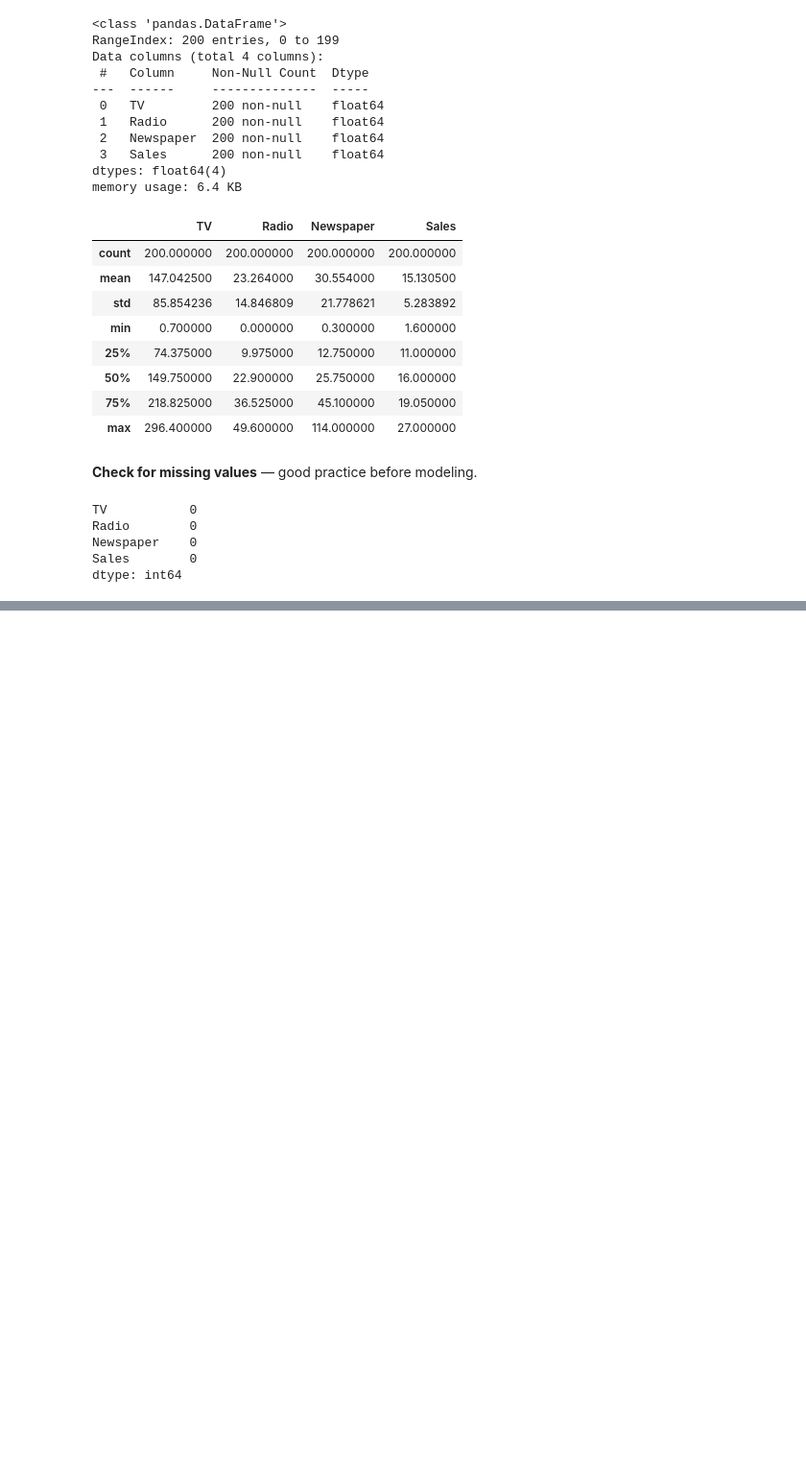
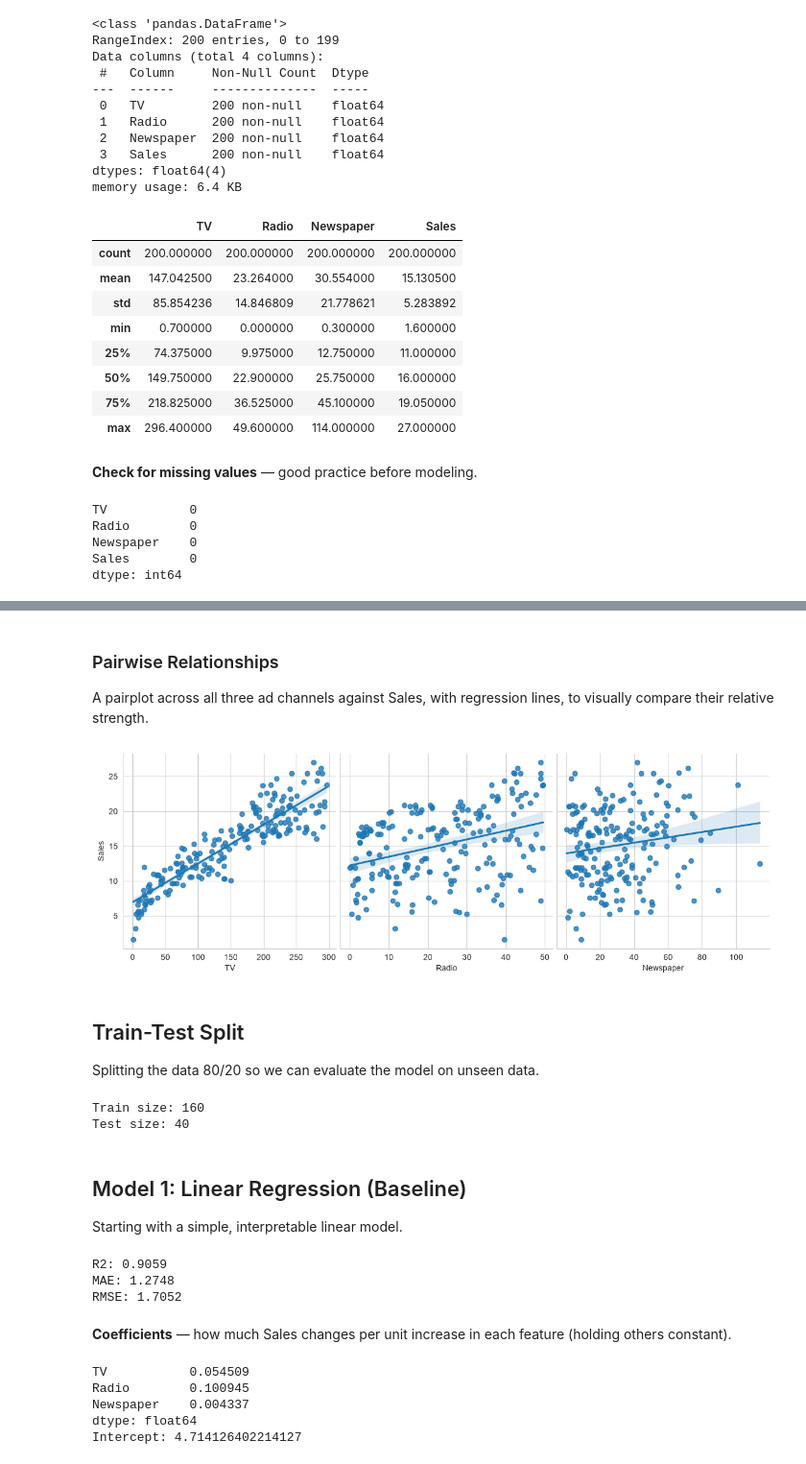
Before and after one commit to Anshul6933/CODSOFT, a Jupyter notebook: Task2_SalesPrediction/sales_prediction.ipynb, the cells around one changed output, grey strips where cells are left out. Shown at 96% size. Saved outputs shown, nothing was run; the diff lists cells and outputs as text; code cells hidden in the pictures; blank space fills up the shorter version.

```diff
--- a/Task2_SalesPrediction/sales_prediction.ipynb
+++ b/Task2_SalesPrediction/sales_prediction.ipynb
@@ -80,0 +121,59 @@ dtype: int64
+# %% [markdown]
+### Pairwise Relationships
+
+A pairplot across all three ad channels against Sales, with regression lines, to visually compare their relative strength.
+# %%
+sns.pairplot(df, x_vars=['TV','Radio','Newspaper'], y_vars='Sales', height=4, kind='reg')
+plt.savefig('pairplot_features_vs_sales.png', dpi=120)
+plt.show()
+# %% [output]
+[figure, added]
+# %% [markdown]
+## Train-Test Split
+
+Splitting the data 80/20 so we can evaluate the model on unseen data.
+# %%
+X = df[['TV', 'Radio', 'Newspaper']]
+y = df['Sales']
+
+X_train, X_test, y_train, y_test = train_test_split(
+    X, y, test_size=0.2, random_state=42
+)
+
+print("Train size:", X_train.shape[0])
+print("Test size:", X_test.shape[0])
+# %% [output]
+Train size: 160
+Test size: 40
+# %% [markdown]
+##  Model 1: Linear Regression (Baseline)
+
+Starting with a simple, interpretable linear model.
+# %%
+lr = LinearRegression()
+lr.fit(X_train, y_train)
+pred_lr = lr.predict(X_test)
+
+r2_lr = r2_score(y_test, pred_lr)
+mae_lr = mean_absolute_error(y_test, pred_lr)
+rmse_lr = np.sqrt(mean_squared_error(y_test, pred_lr))
+
+print("R2:", round(r2_lr, 4))
+print("MAE:", round(mae_lr, 4))
+print("RMSE:", round(rmse_lr, 4))
+# %% [output]
+R2: 0.9059
+MAE: 1.2748
+RMSE: 1.7052
+# %% [markdown]
+**Coefficients** — how much Sales changes per unit increase in each feature (holding others constant).
+# %%
+coefficients = pd.Series(lr.coef_, index=X.columns)
+print(coefficients)
+print("Intercept:", lr.intercept_)
+# %% [output]
+TV           0.054509
+Radio        0.100945
+Newspaper    0.004337
+dtype: float64
+Intercept: 4.714126402214127
```
Also changed, not shown: parts of 19 cells of this notebook, 7 other files.
